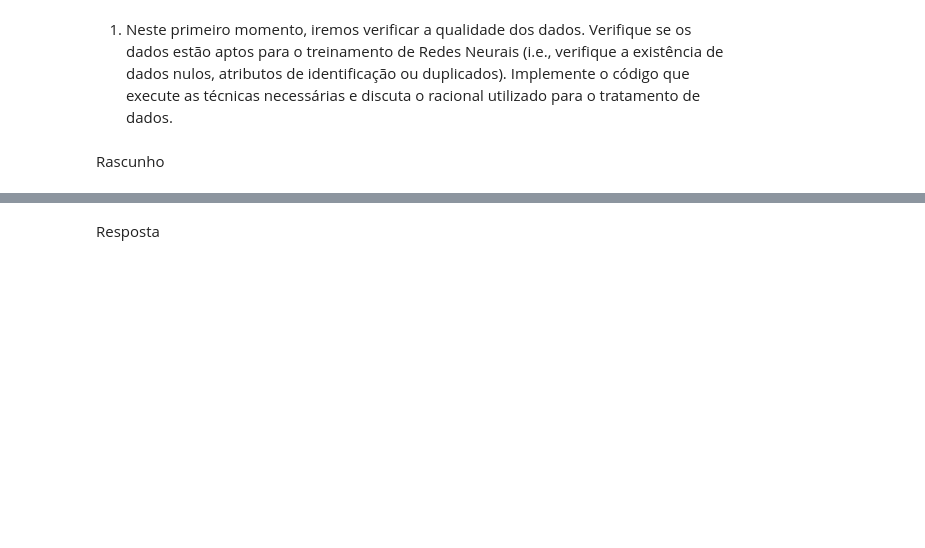
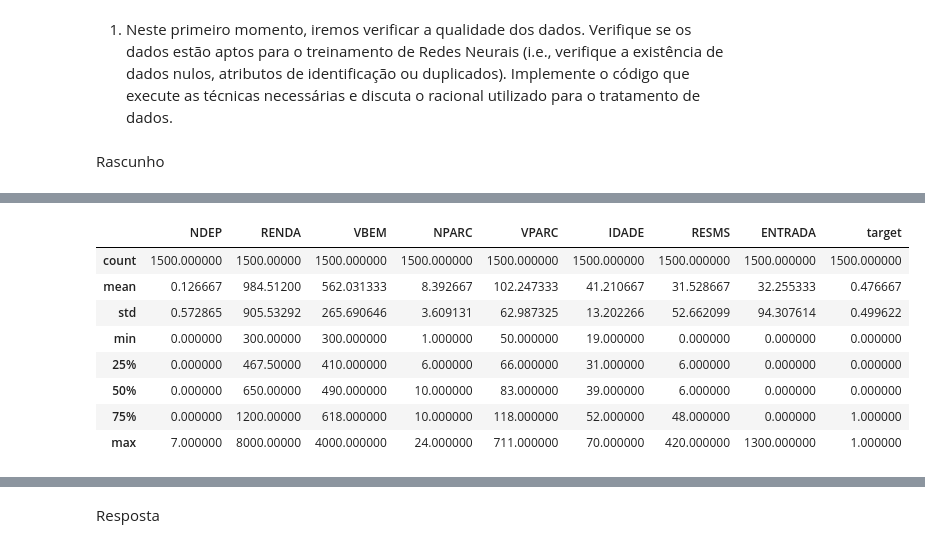
Before and after one commit to Diego-Vasquez/ALGORITMOS_Y_ESTRUCTURA_DE_DATOS, a Jupyter notebook: pos_grad/lista 1/lista_1.ipynb, the cells around one changed output, grey strips where cells are left out. Cells and saved outputs as stored; diff of their text form; code cells hidden in the pictures; blank space fills up the shorter version.

```diff
--- a/pos_grad/lista 1/lista_1.ipynb
+++ b/pos_grad/lista 1/lista_1.ipynb
@@ -282,0 +345,12 @@ Rascunho
+# %%
+dataset.describe()
+# %% [output]
+|  | NDEP | RENDA | VBEM | NPARC | VPARC | IDADE | RESMS | ENTRADA | target |
+| count | 1500.000000 | 1500.00000 | 1500.000000 | 1500.000000 | 1500.000000 | 1500.000000 | 1500.000000 | 1500.000000 | 1500.000000 |
+| mean | 0.126667 | 984.51200 | 562.031333 | 8.392667 | 102.247333 | 41.210667 | 31.528667 | 32.255333 | 0.476667 |
+| std | 0.572865 | 905.53292 | 265.690646 | 3.609131 | 62.987325 | 13.202266 | 52.662099 | 94.307614 | 0.499622 |
+| min | 0.000000 | 300.00000 | 300.000000 | 1.000000 | 50.000000 | 19.000000 | 0.000000 | 0.000000 | 0.000000 |
+| 25% | 0.000000 | 467.50000 | 410.000000 | 6.000000 | 66.000000 | 31.000000 | 6.000000 | 0.000000 | 0.000000 |
+| 50% | 0.000000 | 650.00000 | 490.000000 | 10.000000 | 83.000000 | 39.000000 | 6.000000 | 0.000000 | 0.000000 |
+| 75% | 0.000000 | 1200.00000 | 618.000000 | 10.000000 | 118.000000 | 52.000000 | 48.000000 | 0.000000 | 1.000000 |
+| max | 7.000000 | 8000.00000 | 4000.000000 | 24.000000 | 711.000000 | 70.000000 | 420.000000 | 1300.000000 | 1.000000 |
```
Also changed, not shown: parts of 12 cells of this notebook.
